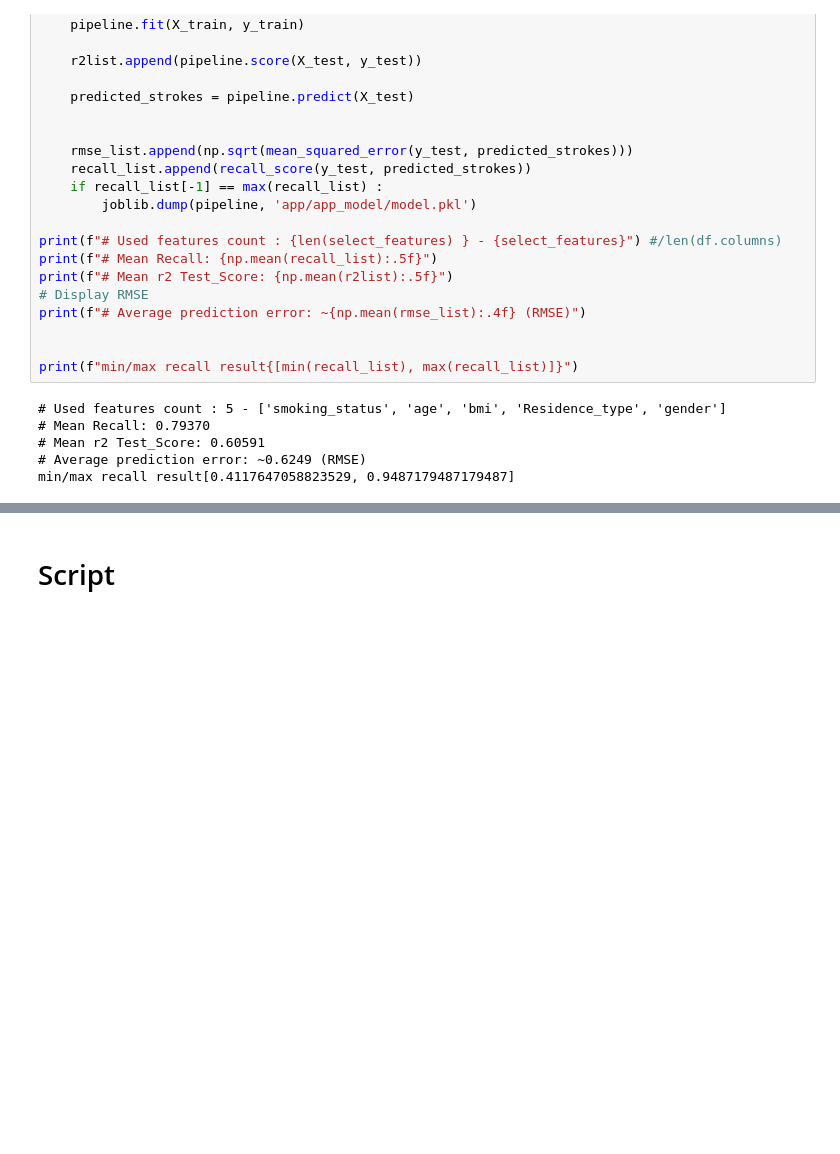
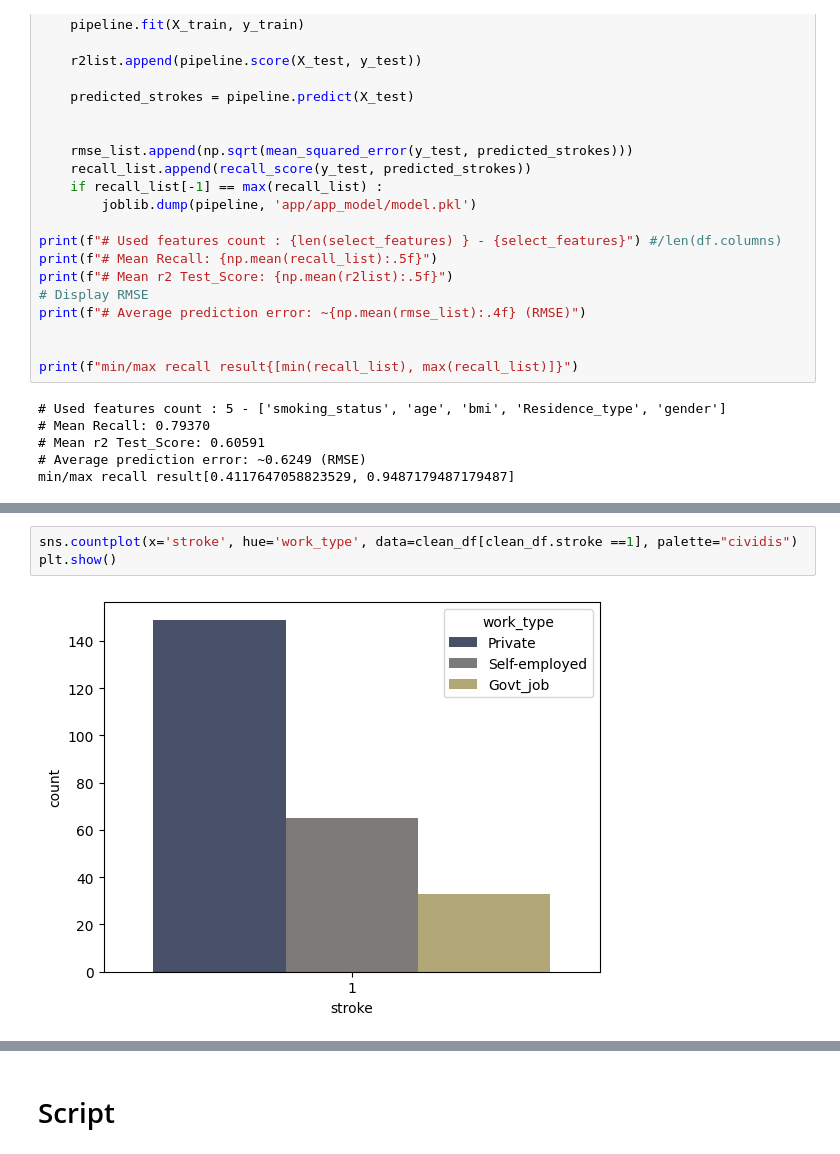
Before and after one commit to julienRactM/stroke-alert, a Jupyter notebook: julien_notebook.ipynb, the cells around one changed output, grey strips where cells are left out. Cells and saved outputs as stored; diff of their text form; blank space fills up the shorter version.

```diff
--- a/julien_notebook.ipynb
+++ b/julien_notebook.ipynb
@@ -1477,0 +2110,5 @@ min/max recall result[0.4117647058823529, 0.9487179487179487]
+# %%
+sns.countplot(x='stroke', hue='work_type', data=clean_df[clean_df.stroke ==1], palette="cividis")
+plt.show()
+# %% [output]
+[figure, added]
```
Also changed, not shown: parts of 124 cells of this notebook, 5 other files.
